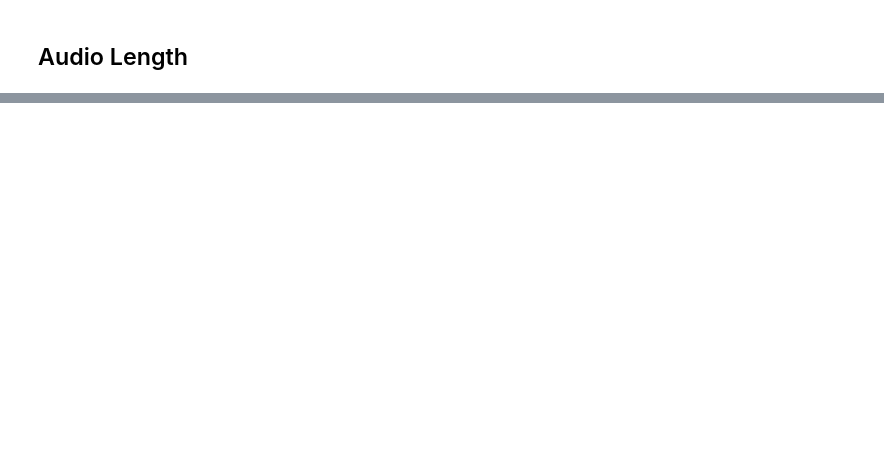
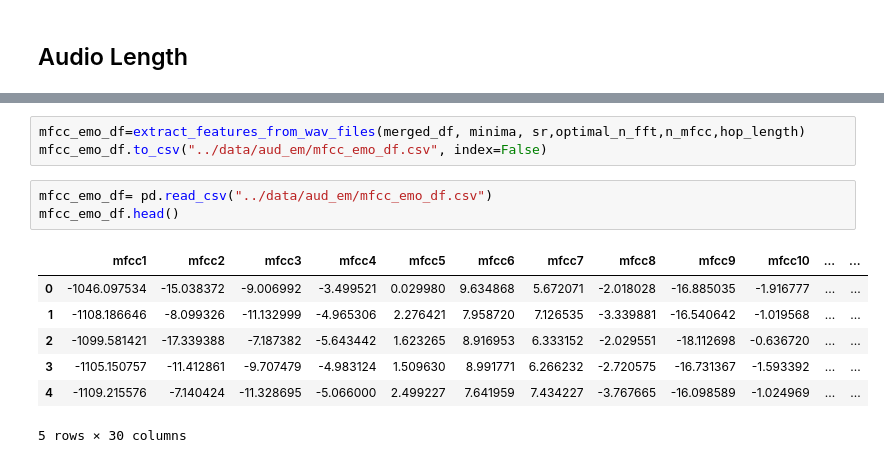
Before and after one commit to jcguerra10/SentimentRecognition, a Jupyter notebook: jupyter/Speech.ipynb, the cells around one changed output, grey strips where cells are left out. Drawn from its saved outputs; the diff is of its cells as text; blank space fills up the shorter version.

Commit message:
Features extraction with larger dataset

```diff
--- a/jupyter/Speech.ipynb
+++ b/jupyter/Speech.ipynb
@@ -236,0 +382,14 @@ FileNotFoundError: [Errno 2] No such file or directory: '../data/clean_audios/ie
+# %%
+mfcc_emo_df=extract_features_from_wav_files(merged_df, minima, sr,optimal_n_fft,n_mfcc,hop_length)
+mfcc_emo_df.to_csv("../data/aud_em/mfcc_emo_df.csv", index=False)
+# %%
+mfcc_emo_df= pd.read_csv("../data/aud_em/mfcc_emo_df.csv")
+mfcc_emo_df.head()
+# %% [output]
+|  | mfcc1 | mfcc2 | mfcc3 | mfcc4 | mfcc5 | mfcc6 | mfcc7 | mfcc8 | mfcc9 | mfcc10 | ... | ... |
+| 0 | -1046.097534 | -15.038372 | -9.006992 | -3.499521 | 0.029980 | 9.634868 | 5.672071 | -2.018028 | -16.885035 | -1.916777 | ... | ... |
+| 1 | -1108.186646 | -8.099326 | -11.132999 | -4.965306 | 2.276421 | 7.958720 | 7.126535 | -3.339881 | -16.540642 | -1.019568 | ... | ... |
+| 2 | -1099.581421 | -17.339388 | -7.187382 | -5.643442 | 1.623265 | 8.916953 | 6.333152 | -2.029551 | -18.112698 | -0.636720 | ... | ... |
+| 3 | -1105.150757 | -11.412861 | -9.707479 | -4.983124 | 1.509630 | 8.991771 | 6.266232 | -2.720575 | -16.731367 | -1.593392 | ... | ... |
+| 4 | -1109.215576 | -7.140424 | -11.328695 | -5.066000 | 2.499227 | 7.641959 | 7.434227 | -3.767665 | -16.098589 | -1.024969 | ... | ... |
+5 rows × 30 columns
```
Also changed, not shown: parts of 21 cells of this notebook, 3 other files.
